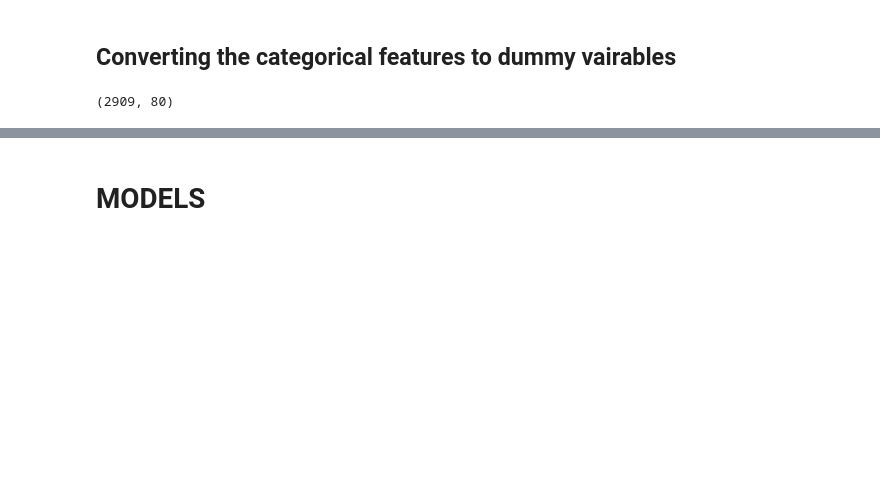
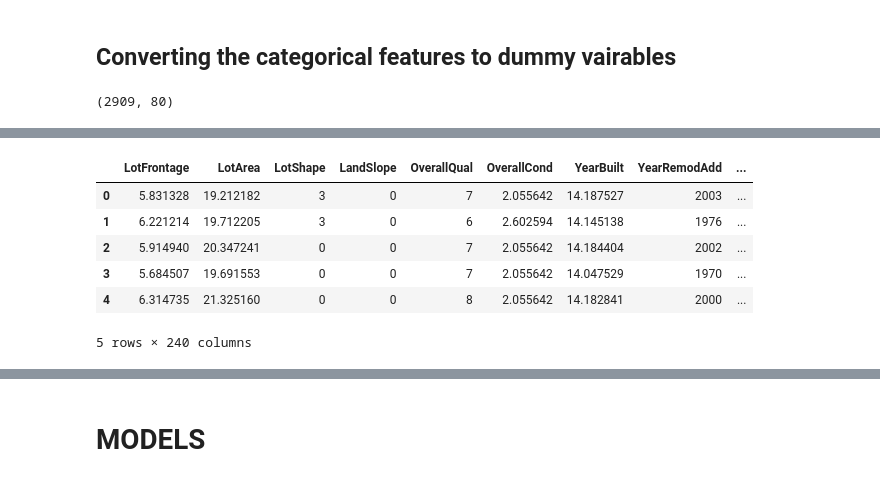
Before and after one commit to lumliolum/kaggle, a Jupyter notebook: House Price: Regression/House Price regression .ipynb, the cells around one changed output, grey strips where cells are left out. Cells and saved outputs as stored; diff of their text form; code cells hidden in the pictures; blank space fills up the shorter version.

```diff
--- a/House Price: Regression/House Price regression .ipynb
+++ b/House Price: Regression/House Price regression .ipynb
@@ -247,2 +203,0 @@ plt.show()
-# %%
-train.drop(train.loc[(train['YearBuilt']<1900) & (train['SalePrice']>400000)].index,inplace=True)
@@ -260,0 +234,4 @@ As We see Clearly in Graph these Variables are really good friends of sale price
+# %%
+print(train.shape)
+train.drop(axis=0,index=[523,691,1182,1298,581,1061,1190,185,332,496],inplace=True)
+print(train.shape)
@@ -640,7 +465,7 @@ data['Fence']=data['Fence'].fillna("None")
 
 data['FireplaceQu']=data['FireplaceQu'].fillna("None")
 
-data['LotFrontage']=data['LotFrontage'].fillna(data['LotFrontage'].median())
+data['LotFrontage']=data['LotFrontage'].fillna(data['LotFrontage'].mean())
 
 data['GarageFinish']=data['GarageFinish'].fillna("None")
 
@@ -889,0 +720,14 @@ for i in skewness.index:
+# %%
+labels=['LotShape','LandSlope','ExterQual',
+        'ExterCond','BsmtQual','BsmtCond','BsmtExposure','BsmtFinType1','BsmtFinType2',
+       'HeatingQC','KitchenQual','FireplaceQu','GarageFinish'
+       ,'GarageQual','GarageCond','PoolQC','PavedDrive','Fence','YrSold','MoSold','Functional']
+
+
+# 'MSSubClass','Functional''PavedDrive' ,'Fence'
+
+print("Number of ordinal variables are",len(labels))
+
+le=LabelEncoder()
+for i in labels:
+    data[i]=pd.Series(le.fit_transform(np.array(data[i])))
@@ -927,0 +821,10 @@ sns.distplot(train['SalePrice'],fit=norm)
+# %%
+data.head()
+# %% [output]
+|  | LotFrontage | LotArea | LotShape | LandSlope | OverallQual | OverallCond | YearBuilt | YearRemodAdd | ... |
+| 0 | 5.831328 | 19.212182 | 3 | 0 | 7 | 2.055642 | 14.187527 | 2003 | ... |
+| 1 | 6.221214 | 19.712205 | 3 | 0 | 6 | 2.602594 | 14.145138 | 1976 | ... |
+| 2 | 5.914940 | 20.347241 | 0 | 0 | 7 | 2.055642 | 14.184404 | 2002 | ... |
+| 3 | 5.684507 | 19.691553 | 0 | 0 | 7 | 2.055642 | 14.047529 | 1970 | ... |
+| 4 | 6.314735 | 21.325160 | 0 | 0 | 8 | 2.055642 | 14.182841 | 2000 | ... |
+5 rows × 240 columns
```
Also changed, not shown: parts of 98 cells of this notebook, 5 other files.
